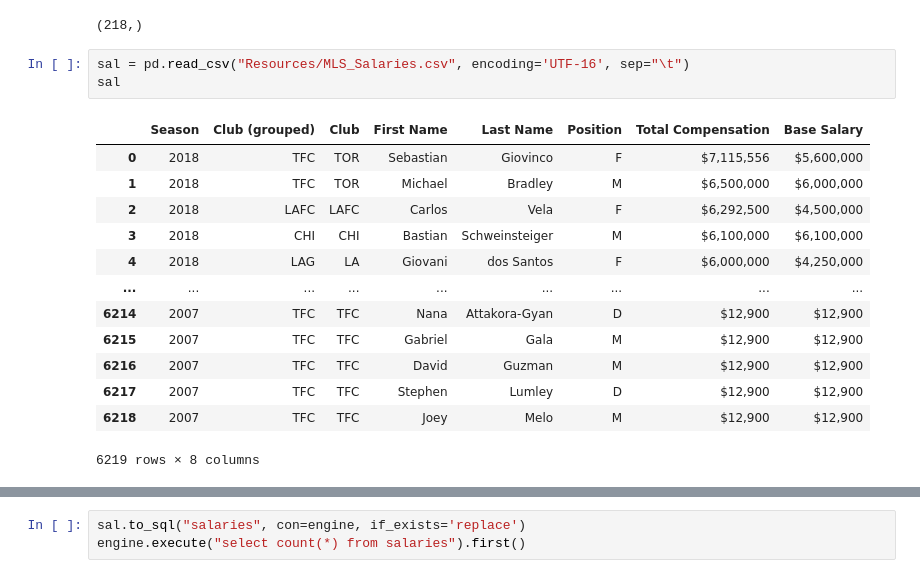
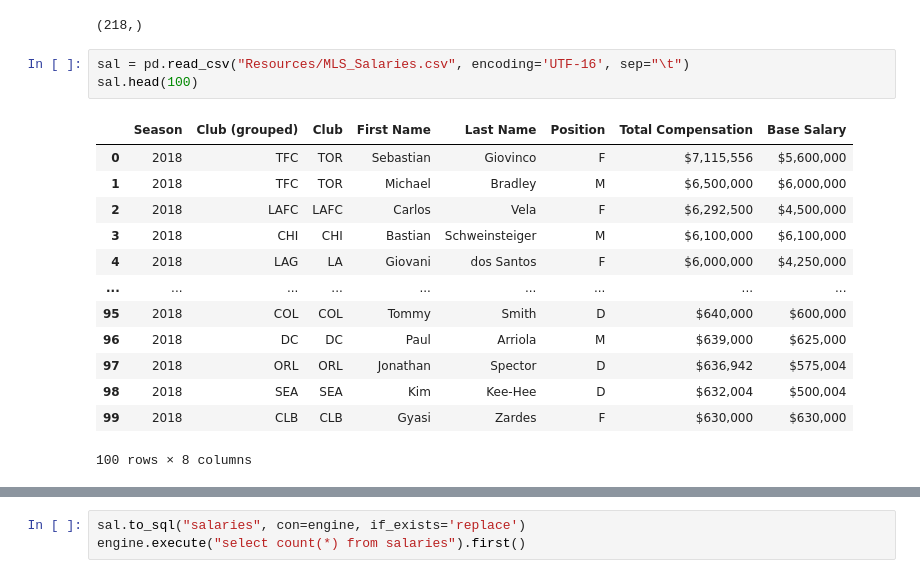
Before and after one commit to kyraha/UMN_PR02_ETL, a Jupyter notebook: ETL_KD/MLSstandingsKD.ipynb, the cells around one changed output, grey strips where cells are left out. Saved outputs shown, nothing was run; the diff lists cells and outputs as text.

```diff
--- a/ETL_KD/MLSstandingsKD.ipynb
+++ b/ETL_KD/MLSstandingsKD.ipynb
@@ -180,18 +201,18 @@ https://www.mlssoccer.com/standings/supporters-shield/2018/
 (218,)
 # %%
 sal = pd.read_csv("Resources/MLS_Salaries.csv", encoding='UTF-16', sep="\t")
-sal
+sal.head(100)
 # %% [output]
 |  | Season | Club (grouped) | Club | First Name | Last Name | Position | Total Compensation | Base Salary |
 | 0 | 2018 | TFC | TOR | Sebastian | Giovinco | F | $7,115,556 | $5,600,000 |
 | 1 | 2018 | TFC | TOR | Michael | Bradley | M | $6,500,000 | $6,000,000 |
 | 2 | 2018 | LAFC | LAFC | Carlos | Vela | F | $6,292,500 | $4,500,000 |
 | 3 | 2018 | CHI | CHI | Bastian | Schweinsteiger | M | $6,100,000 | $6,100,000 |
 | 4 | 2018 | LAG | LA | Giovani | dos Santos | F | $6,000,000 | $4,250,000 |
 | ... | ... | ... | ... | ... | ... | ... | ... | ... |
-| 6214 | 2007 | TFC | TFC | Nana | Attakora-Gyan | D | $12,900 | $12,900 |
-| 6215 | 2007 | TFC | TFC | Gabriel | Gala | M | $12,900 | $12,900 |
-| 6216 | 2007 | TFC | TFC | David | Guzman | M | $12,900 | $12,900 |
-| 6217 | 2007 | TFC | TFC | Stephen | Lumley | D | $12,900 | $12,900 |
-| 6218 | 2007 | TFC | TFC | Joey | Melo | M | $12,900 | $12,900 |
+| 95 | 2018 | COL | COL | Tommy | Smith | D | $640,000 | $600,000 |
+| 96 | 2018 | DC | DC | Paul | Arriola | M | $639,000 | $625,000 |
+| 97 | 2018 | ORL | ORL | Jonathan | Spector | D | $636,942 | $575,004 |
+| 98 | 2018 | SEA | SEA | Kim | Kee-Hee | D | $632,004 | $500,004 |
+| 99 | 2018 | CLB | CLB | Gyasi | Zardes | F | $630,000 | $630,000 |
-6219 rows × 8 columns
+100 rows × 8 columns
```
Also changed, not shown: parts of 4 cells of this notebook, 2 other files.
